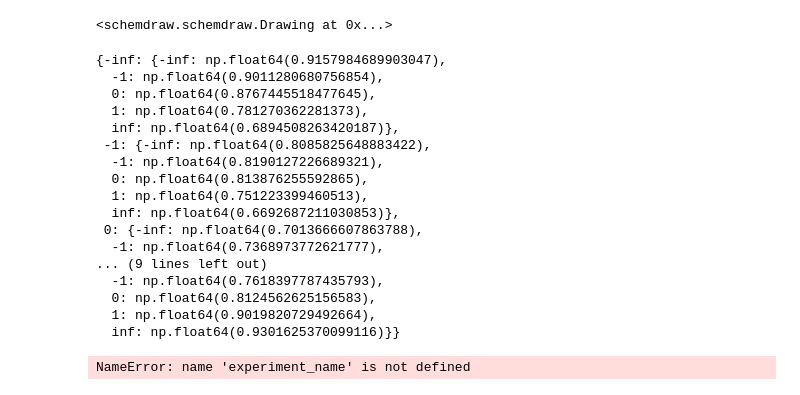
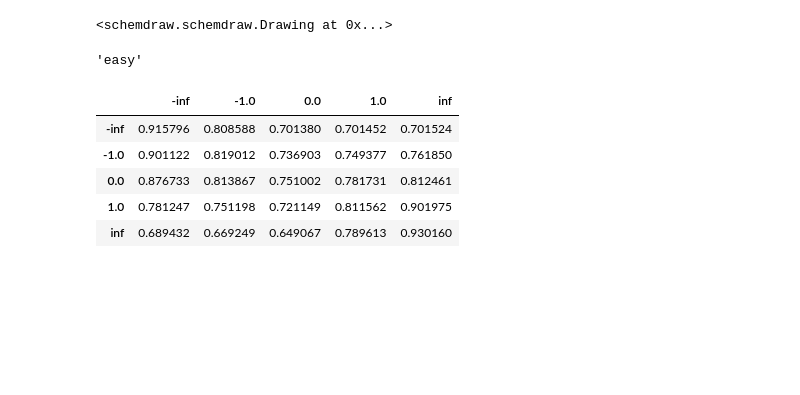
Before and after one commit to victorsouza89/iemm, a Jupyter notebook: iemm_notebook.ipynb, the cells around one changed output. Drawn from its saved outputs; the diff is of its cells as text; code cells hidden in the pictures; blank space fills up the shorter version.

```diff
--- a/iemm_notebook.ipynb
+++ b/iemm_notebook.ipynb
@@ -293,23 +291,3 @@ diagrams[0]
 diagrams[np.inf]
 # %% [output]
 <schemdraw.schemdraw.Drawing at 0x...>
-# %%
-scores
-# %% [output]
-{-inf: {-inf: np.float64(0.9157984689903047),
-  -1: np.float64(0.9011280680756854),
-  0: np.float64(0.8767445518477645),
-  1: np.float64(0.781270362281373),
-  inf: np.float64(0.6894508263420187)},
- -1: {-inf: np.float64(0.8085825648883422),
-  -1: np.float64(0.8190127226689321),
-  0: np.float64(0.813876255592865),
-  1: np.float64(0.751223399460513),
-  inf: np.float64(0.6692687211030853)},
- 0: {-inf: np.float64(0.7013666607863788),
-  -1: np.float64(0.7368973772621777),
-... (9 lines left out)
-  -1: np.float64(0.7618397787435793),
-  0: np.float64(0.8124562625156583),
-  1: np.float64(0.9019820729492664),
-  inf: np.float64(0.9301625370099116)}}
@@ -321,4 +294,12 @@ scores_df___.columns.name = '\operatorname{Precision}_{\bar{\mathcal{M}}, \mathc
-# %%
-scores = {experiment_name: scores_df___} # type: ignore
-# %% [output]
-NameError: name 'experiment_name' is not defined
+# %%
+for s in scores.keys():
+    display(s)
+    display(pd.DataFrame(scores[s]))
+# %% [output]
+'easy'
+|  | -inf | -1.0 | 0.0 | 1.0 | inf |
+| -inf | 0.915796 | 0.808588 | 0.701380 | 0.701452 | 0.701524 |
+| -1.0 | 0.901122 | 0.819012 | 0.736903 | 0.749377 | 0.761850 |
+| 0.0 | 0.876733 | 0.813867 | 0.751002 | 0.781731 | 0.812461 |
+| 1.0 | 0.781247 | 0.751198 | 0.721149 | 0.811562 | 0.901975 |
+| inf | 0.689432 | 0.669249 | 0.649067 | 0.789613 | 0.930160 |
```
Also changed, not shown: parts of 3 cells of this notebook, 51 other files.
